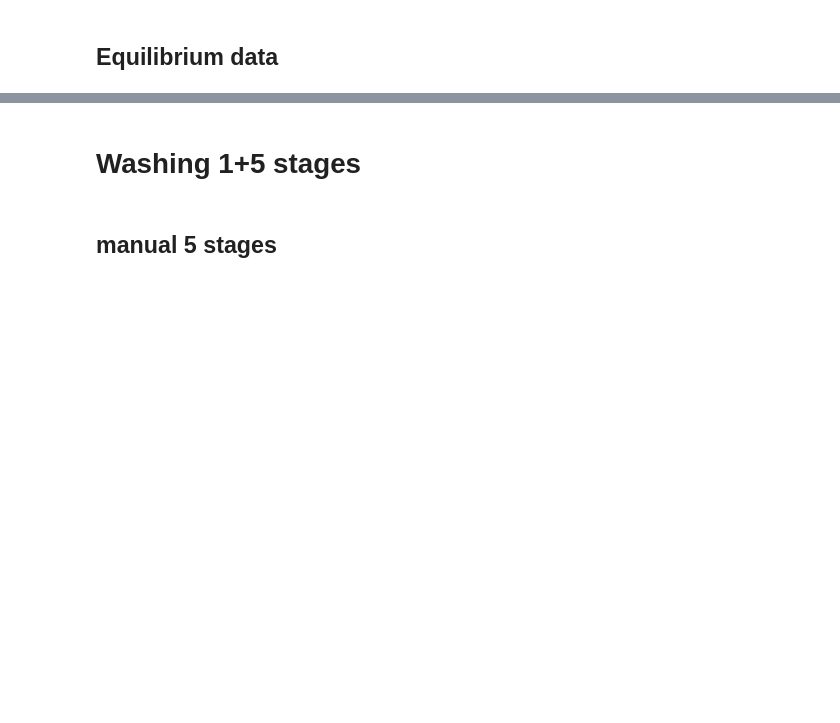
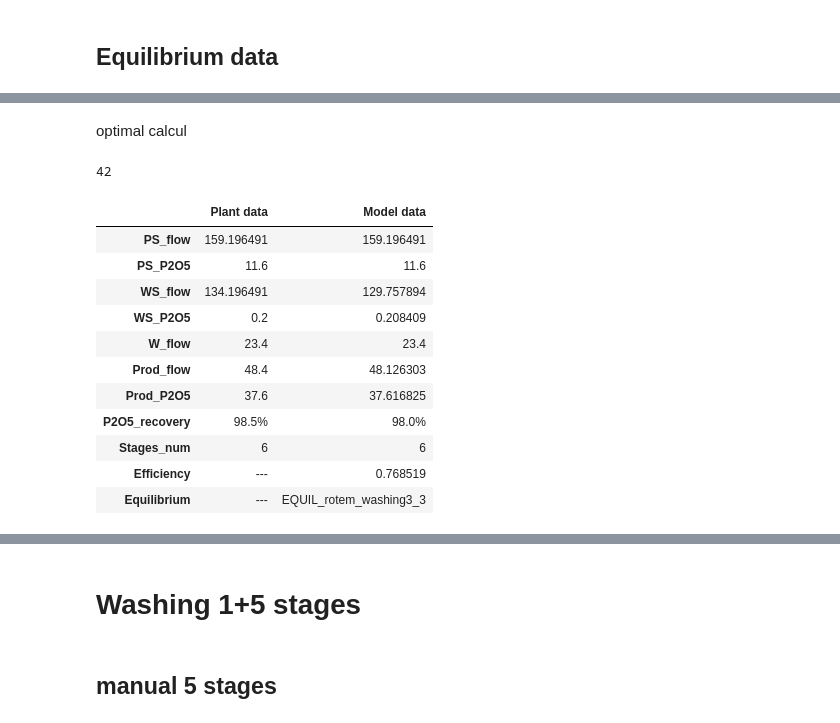
Before and after one commit to vladgap/LLC, a Jupyter notebook: Rotem_LLC_Washing_Simulation_OOP.ipynb, the cells around one changed output, grey strips where cells are left out. Drawn from its saved outputs; the diff is of its cells as text; code cells hidden in the pictures; blank space fills up the shorter version.

```diff
--- a/Rotem_LLC_Washing_Simulation_OOP.ipynb
+++ b/Rotem_LLC_Washing_Simulation_OOP.ipynb
@@ -818,0 +1098,24 @@ entr_p, entr_c = opt_bat.bat.entrainment_perc_list[-1], opt_bat.bat.entrainment_
+# %% [markdown]
+optimal calcul
+# %%
+bat10_1=LLC.Battery(stages_num=6, Oin=PS_flow, Ain=W_flow, yin=[12,PS_P2O5/71*98,.07], xin=[0,0,.02], EQUIL=EQUIL_rotem_washing3_3, eff=eff10_1, convergence=1E-3, entrainment_perc_out=[entrain10_1,0])
+bat10_1.runs
+# %% [output]
+42
+# %%
+bat=bat10_1
+summary_table10_1['Model data']=[bat.Oin,bat.yin[1]/98*71,bat.Oout,bat.yout[1]/98*71,bat.Ain,bat.Aout,bat.xout[1]/98*71,f"{bat.Aout*bat.xout[1]/(bat.Oin*bat.yin[1]):.1%}", f"{bat.stages_num:.0f}", bat.eff_list[0,1], str(bat.EQUIL)[17:-2]]
+summary_table10_1
+# %% [output]
+|  | Plant data | Model data |
+| PS_flow | 159.196491 | 159.196491 |
+| PS_P2O5 | 11.6 | 11.6 |
+| WS_flow | 134.196491 | 129.757894 |
+| WS_P2O5 | 0.2 | 0.208409 |
+| W_flow | 23.4 | 23.4 |
+| Prod_flow | 48.4 | 48.126303 |
+| Prod_P2O5 | 37.6 | 37.616825 |
+| P2O5_recovery | 98.5% | 98.0% |
+| Stages_num | 6 | 6 |
+| Efficiency | --- | 0.768519 |
+| Equilibrium | --- | EQUIL_rotem_washing3_3 |
```
Also changed, not shown: parts of 45 cells of this notebook.
